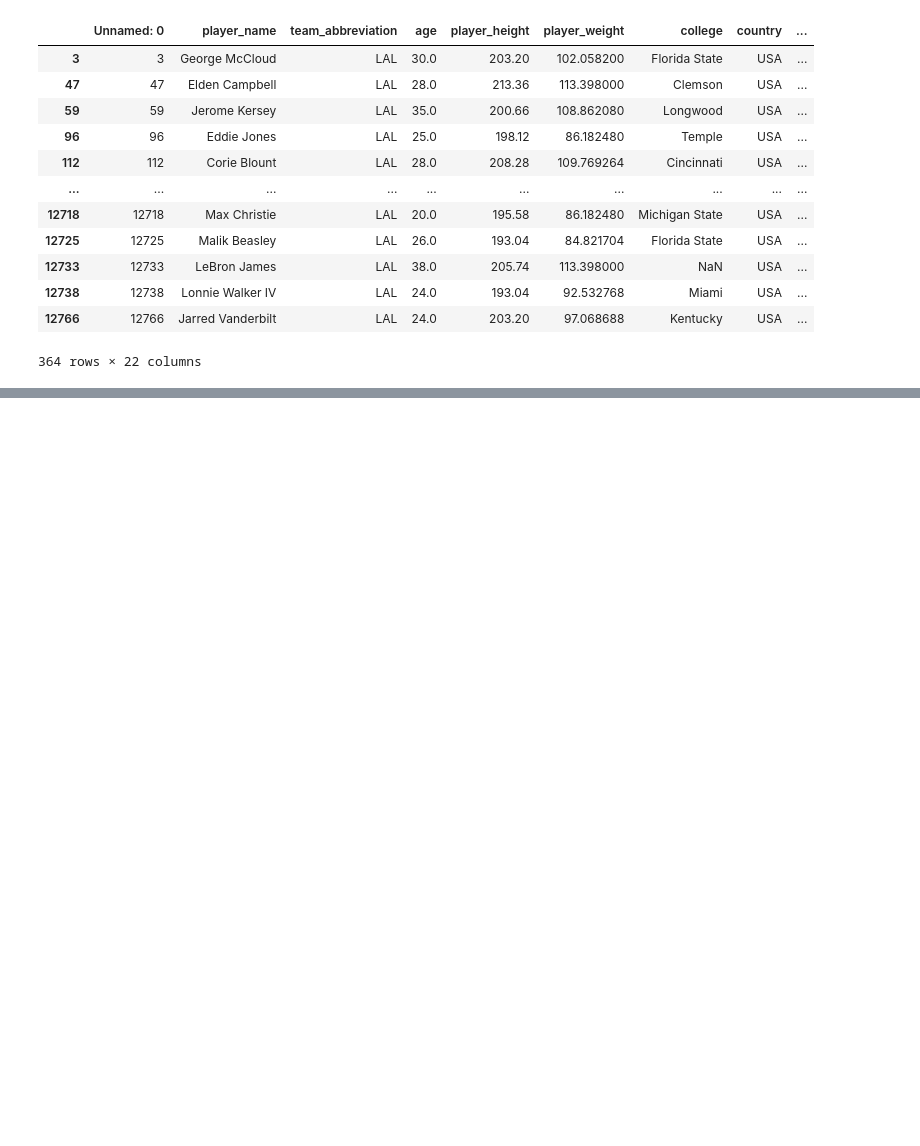
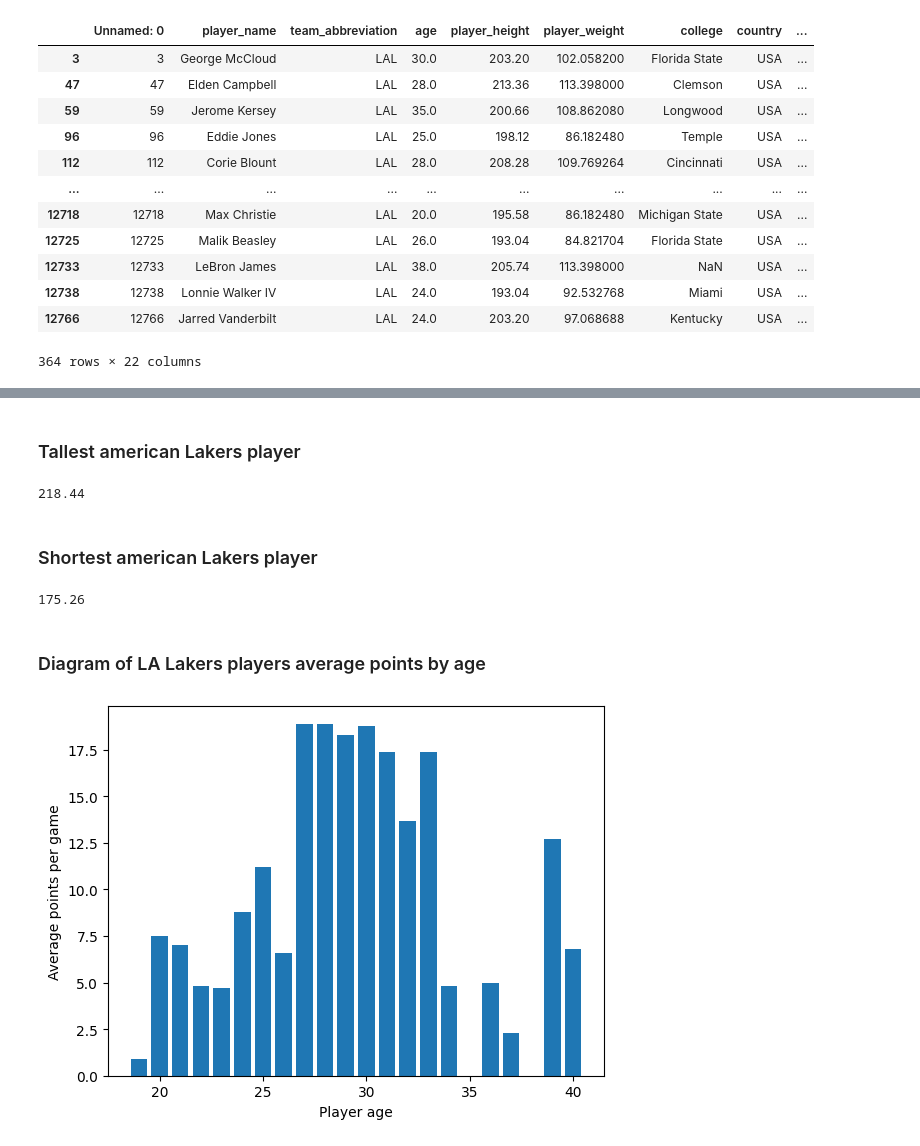
Before and after one commit to lkandashvili/NBA_Players_Stats, a Jupyter notebook: Quiz_1_Jupyter.ipynb, the cells around one changed output, grey strips where cells are left out. Drawn from its saved outputs; the diff is of its cells as text; code cells hidden in the pictures; blank space fills up the shorter version.

```diff
--- a/Quiz_1_Jupyter.ipynb
+++ b/Quiz_1_Jupyter.ipynb
@@ -125,0 +175,27 @@ df.loc[filter_Lakers_Players_From_USA]
+# %% [markdown]
+### Tallest american Lakers player
+# %%
+tallestAmericanLaker = (df.loc[filter_Lakers_Players_From_USA, 'player_height']).max()
+tallestAmericanLaker
+# %% [output]
+218.44
+# %% [markdown]
+### Shortest american Lakers player
+# %%
+shortestAmericanLaker = (df.loc[filter_Lakers_Players_From_USA, 'player_height']).min()
+shortestAmericanLaker
+# %% [output]
+175.26
+# %% [markdown]
+### Diagram of LA Lakers players average points by age
+# %%
+import matplotlib.pyplot as plt
+
+x = df.loc[filter_Lakers_Players_Not_From_USA, 'age']
+y = df.loc[filter_Lakers_Players_Not_From_USA, 'pts']
+plt.xlabel('Player age')
+plt.ylabel('Average points per game')
+plt.bar(x,y)
+plt.show()
+# %% [output]
+[figure, added]
```
Also changed, not shown: parts of 14 cells of this notebook, 1 other file.
